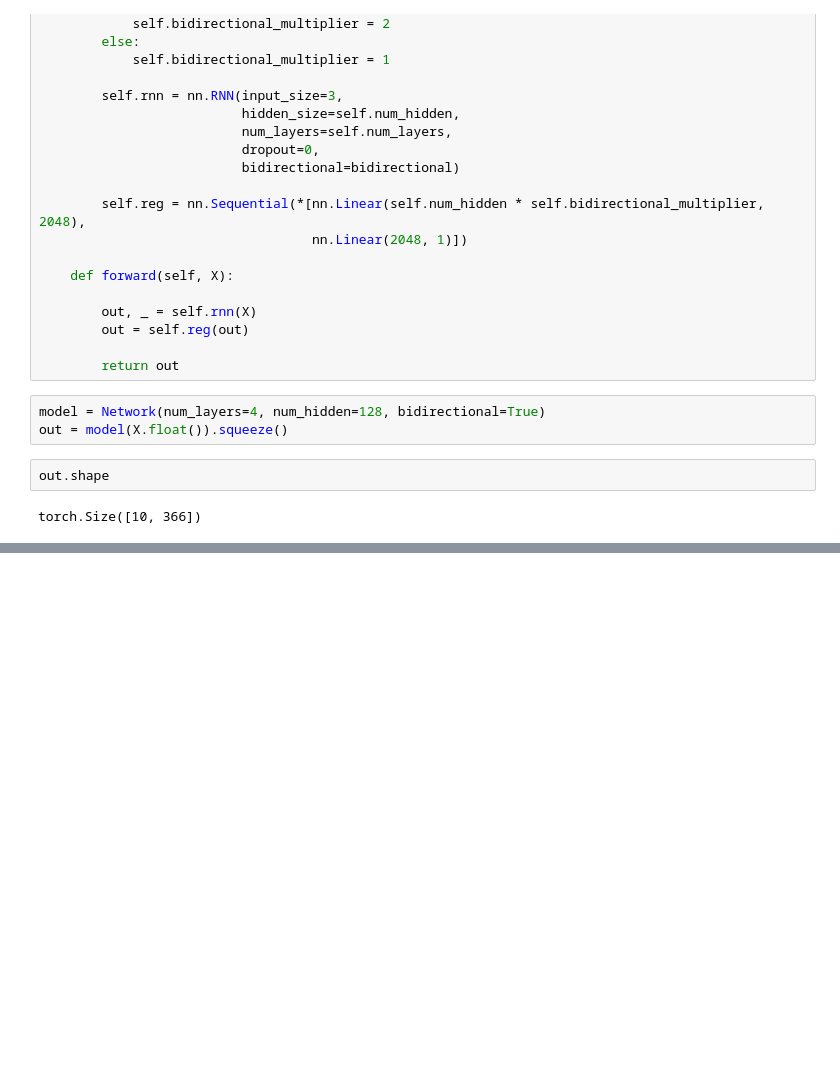
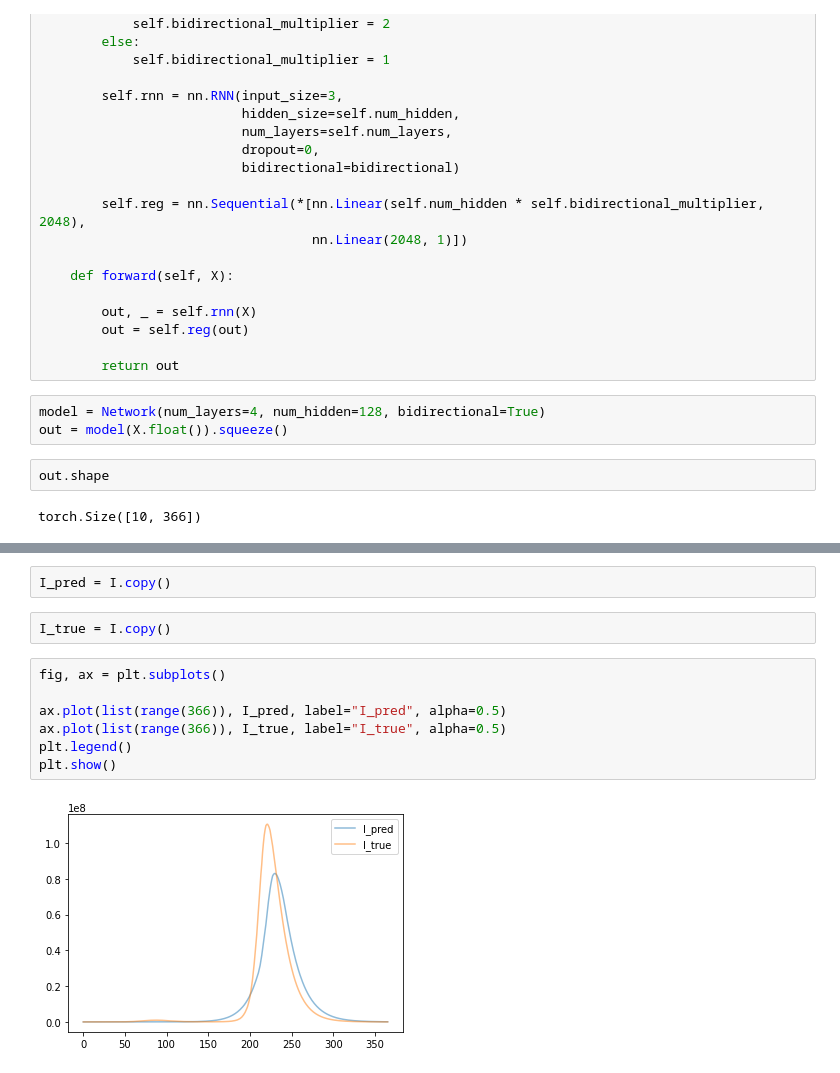
Before and after one commit to cywujeremy/dabp-pandemic-simulation, a Jupyter notebook: nn/test.ipynb, the cells around one changed output, grey strips where cells are left out. Saved outputs shown, nothing was run; the diff lists cells and outputs as text; blank space fills up the shorter version.

```diff
--- a/nn/test.ipynb
+++ b/nn/test.ipynb
@@ -77,0 +183,13 @@ torch.Size([10, 366])
+# %%
+I_pred = I.copy()
+# %%
+I_true = I.copy()
+# %%
+fig, ax = plt.subplots()
+
+ax.plot(list(range(366)), I_pred, label="I_pred", alpha=0.5)
+ax.plot(list(range(366)), I_true, label="I_true", alpha=0.5)
+plt.legend()
+plt.show()
+# %% [output]
+[figure, added]
```
Also changed, not shown: parts of 2 cells of this notebook, 4 other files.
